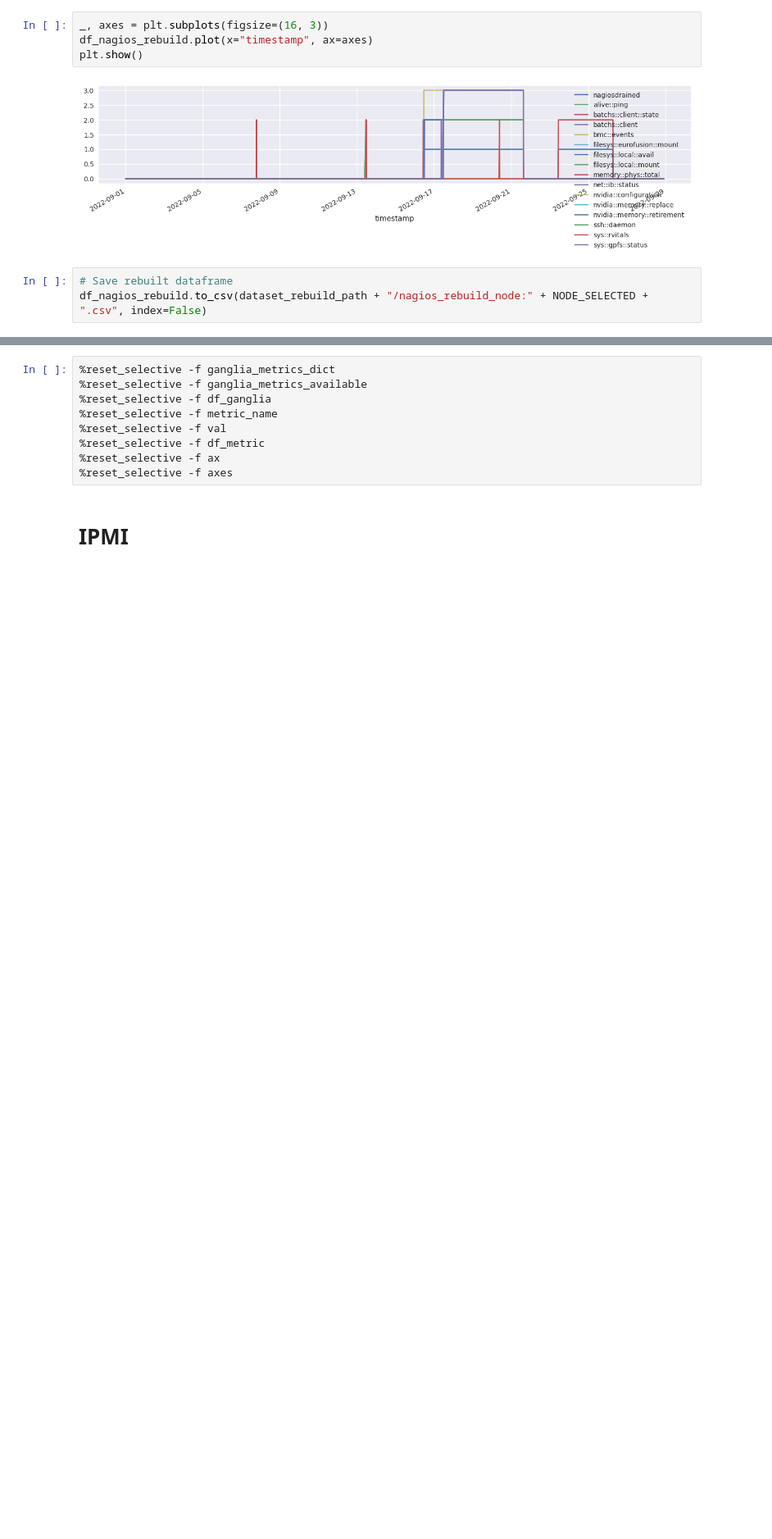
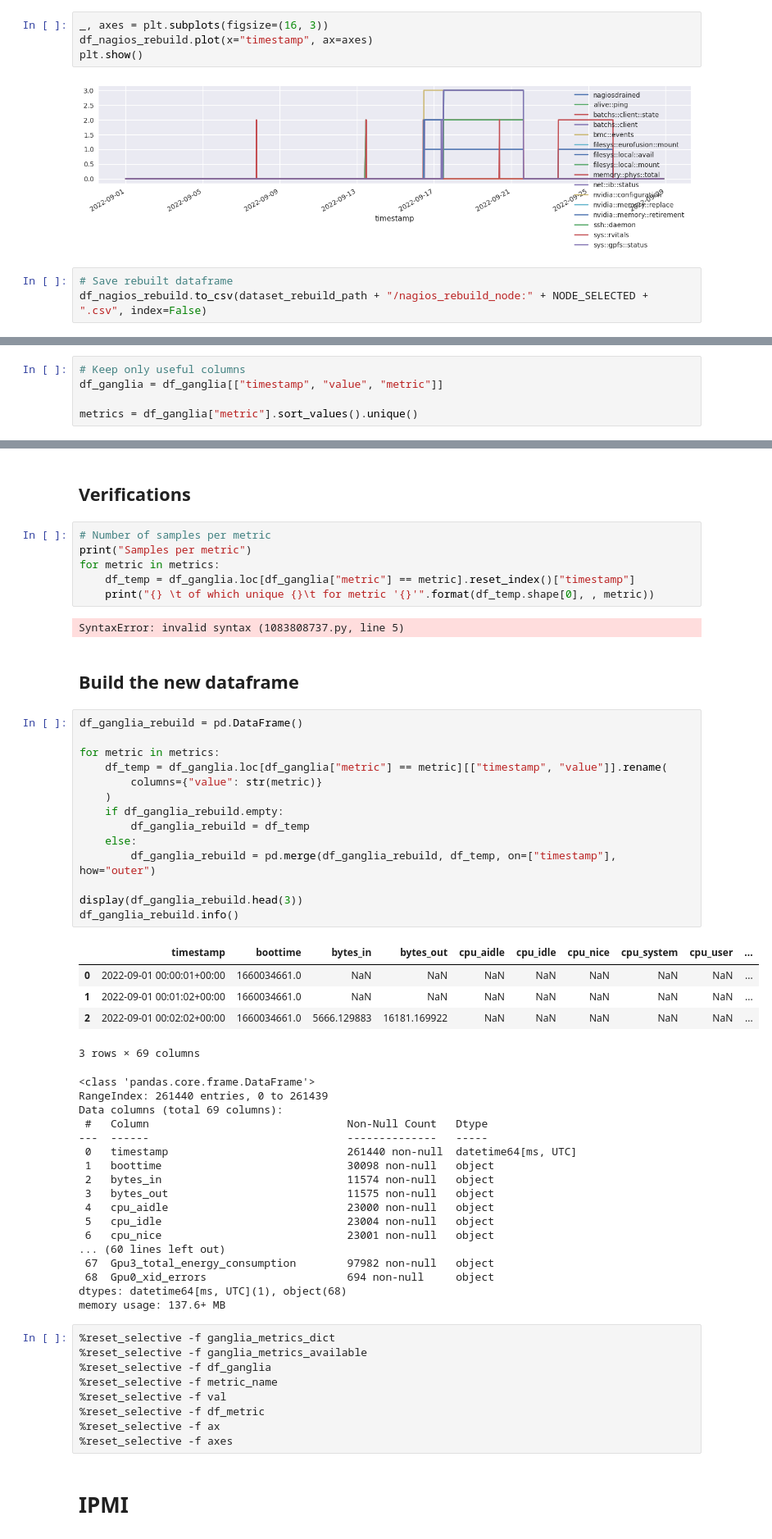
Before and after one commit to RiccardoEvangelisti/Anomaly-Detection, a Jupyter notebook: Data_Visualization.ipynb, the cells around one changed output, grey strips where cells are left out. Shown at 82% size. Cells and saved outputs as stored; diff of their text form; blank space fills up the shorter version.

```diff
--- a/Data_Visualization.ipynb
+++ b/Data_Visualization.ipynb
@@ -401,2 +428,7 @@ memory usage: 369.4+ MB
+# %%
+# Keep only useful columns
+df_ganglia = df_ganglia[["timestamp", "value", "metric"]]
+
+metrics = df_ganglia["metric"].sort_values().unique()
 # %%
 if DISPLAY_GRAPHS:
@@ -453,3 +496,52 @@ if DISPLAY_GRAPHS:
+# %% [markdown]
+## Verifications
+# %%
+# Number of samples per metric
+print("Samples per metric")
+for metric in metrics:
+    df_temp = df_ganglia.loc[df_ganglia["metric"] == metric].reset_index()["timestamp"]
+    print("{} \t of which unique {}\t for metric '{}'".format(df_temp.shape[0], , metric))
+# %% [output]
+SyntaxError: invalid syntax (1083808737.py, line 5)
+# %% [markdown]
+## Build the new dataframe
+# %%
+df_ganglia_rebuild = pd.DataFrame()
+
+for metric in metrics:
+    df_temp = df_ganglia.loc[df_ganglia["metric"] == metric][["timestamp", "value"]].rename(
+        columns={"value": str(metric)}
+    )
+    if df_ganglia_rebuild.empty:
+        df_ganglia_rebuild = df_temp
+    else:
+        df_ganglia_rebuild = pd.merge(df_ganglia_rebuild, df_temp, on=["timestamp"], how="outer")
+
+display(df_ganglia_rebuild.head(3))
+df_ganglia_rebuild.info()
+# %% [output]
+|  | timestamp | boottime | bytes_in | bytes_out | cpu_aidle | cpu_idle | cpu_nice | cpu_system | cpu_user | ... |
+| 0 | 2022-09-01 00:00:01+00:00 | 1660034661.0 | NaN | NaN | NaN | NaN | NaN | NaN | NaN | ... |
+| 1 | 2022-09-01 00:01:02+00:00 | 1660034661.0 | NaN | NaN | NaN | NaN | NaN | NaN | NaN | ... |
+| 2 | 2022-09-01 00:02:02+00:00 | 1660034661.0 | 5666.129883 | 16181.169922 | NaN | NaN | NaN | NaN | NaN | ... |
+3 rows × 69 columns
+<class 'pandas.core.frame.DataFrame'>
+RangeIndex: 261440 entries, 0 to 261439
+Data columns (total 69 columns):
+ #   Column                               Non-Null Count   Dtype
+---  ------                               --------------   -----
+ 0   timestamp                            261440 non-null  datetime64[ms, UTC]
+ 1   boottime                             30098 non-null   object
+ 2   bytes_in                             11574 non-null   object
+ 3   bytes_out                            11575 non-null   object
+ 4   cpu_aidle                            23000 non-null   object
+ 5   cpu_idle                             23004 non-null   object
+ 6   cpu_nice                             23001 non-null   object
+... (60 lines left out)
+ 67  Gpu3_total_energy_consumption        97982 non-null   object
+ 68  Gpu0_xid_errors                      694 non-null     object
+dtypes: datetime64[ms, UTC](1), object(68)
+memory usage: 137.6+ MB
 # %%
 %reset_selective -f ganglia_metrics_dict
 %reset_selective -f ganglia_metrics_available
```
Also changed, not shown: parts of 13 cells of this notebook.
